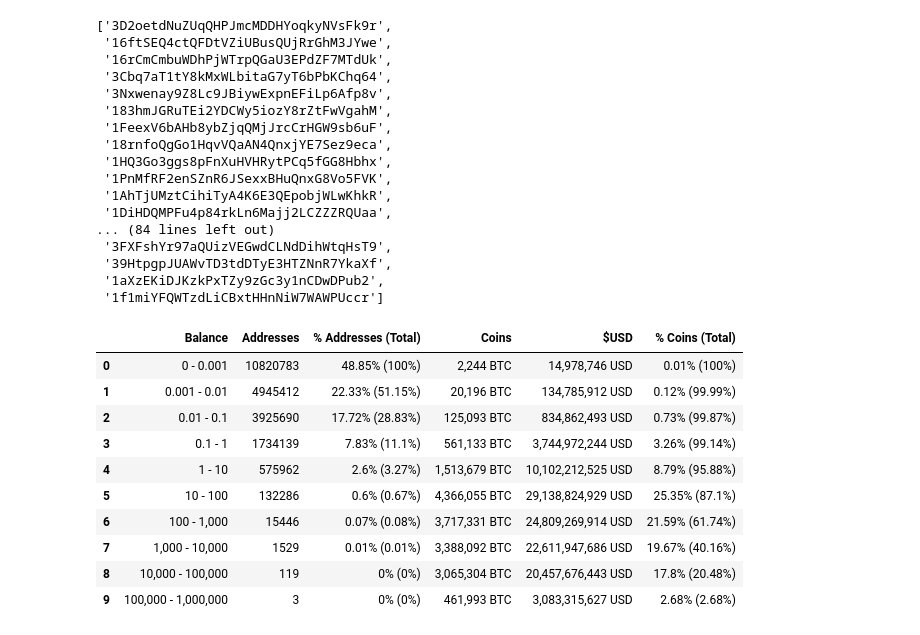
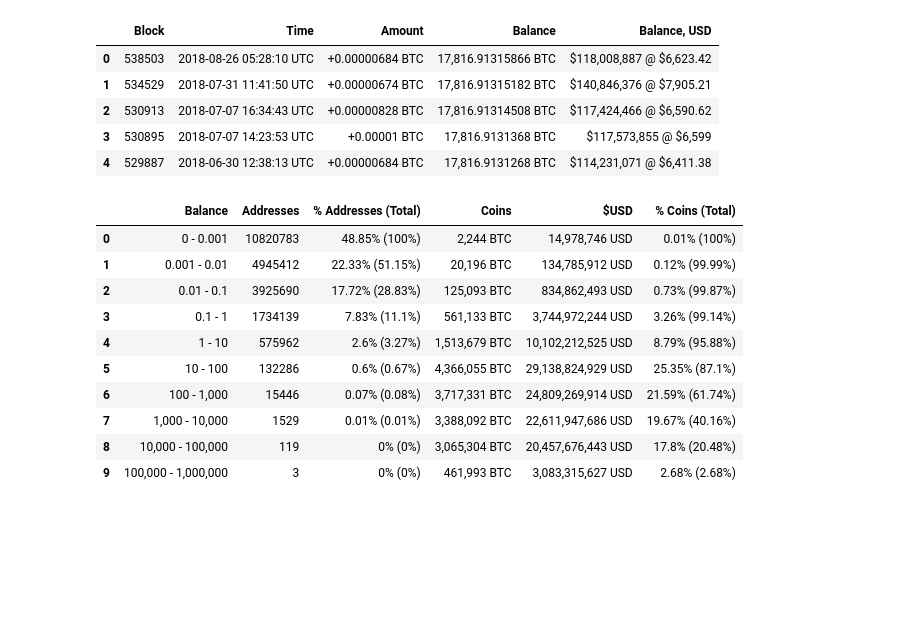
Before and after one commit to gary136/Work_files, a Jupyter notebook: bit_trad_his.ipynb, the cells around one changed output. Cells and saved outputs as stored; diff of their text form; code cells hidden in the pictures; blank space fills up the shorter version.

```diff
--- a/bit_trad_his.ipynb
+++ b/bit_trad_his.ipynb
@@ -4,9 +4,10 @@ import pandas as pd
 import requests
 from bs4 import BeautifulSoup
 # %%
-def  bitc():
-    url = 'https://bitinfocharts.com/bitcoin/address/3D2oetdNuZUqQHPJmcMDDHYoqkyNVsFk9r-full'
+def test_get_table(x):
+    url = 'https://bitinfocharts.com/bitcoin/address/{}-full'.format(x)
     headers = {'User-Agent': 'Mozilla/5.0 (Macintosh; Intel Mac OS X 10_10_1) AppleWebKit/537.36 (KHTML, like Gecko) Chrome/39.0.2171.95 Safari/537.36'}
     res = requests.get(url, headers)
     df = pd.read_html(res.text)[2]
+    df = df[df['Balance, USD'].isnull() != True]
     return df
@@ -18,3 +14,12 @@ table_list = pd.read_html(res.text)
+# %%
+test_get_table('1Cr7EjvS8C7gfarREHCvFhd9gT3r46pfLb').head()
+# %% [output]
+|  | Block | Time | Amount | Balance | Balance, USD |
+| 0 | 538503 | 2018-08-26 05:28:10 UTC | +0.00000684 BTC | 17,816.91315866 BTC | $118,008,887 @ $6,623.42 |
+| 1 | 534529 | 2018-07-31 11:41:50 UTC | +0.00000674 BTC | 17,816.91315182 BTC | $140,846,376 @ $7,905.21 |
+| 2 | 530913 | 2018-07-07 16:34:43 UTC | +0.00000828 BTC | 17,816.91314508 BTC | $117,424,466 @ $6,590.62 |
+| 3 | 530895 | 2018-07-07 14:23:53 UTC | +0.00001 BTC | 17,816.9131368 BTC | $117,573,855 @ $6,599 |
+| 4 | 529887 | 2018-06-30 12:38:13 UTC | +0.00000684 BTC | 17,816.9131268 BTC | $114,231,071 @ $6,411.38 |
 # %%
 class address_scrapper(object):
     def __init__(self):
@@ -39,26 +44,6 @@ class address_scrapper(object):
         return rich_address
 # %%
 a = address_scrapper()
-# %%
-a.get_list()
-# %% [output]
-['3D2oetdNuZUqQHPJmcMDDHYoqkyNVsFk9r',
- '16ftSEQ4ctQFDtVZiUBusQUjRrGhM3JYwe',
- '16rCmCmbuWDhPjWTrpQGaU3EPdZF7MTdUk',
- '3Cbq7aT1tY8kMxWLbitaG7yT6bPbKChq64',
- '3Nxwenay9Z8Lc9JBiywExpnEFiLp6Afp8v',
- '183hmJGRuTEi2YDCWy5iozY8rZtFwVgahM',
- '1FeexV6bAHb8ybZjqQMjJrcCrHGW9sb6uF',
- '18rnfoQgGo1HqvVQaAN4QnxjYE7Sez9eca',
- '1HQ3Go3ggs8pFnXuHVHRytPCq5fGG8Hbhx',
- '1PnMfRF2enSZnR6JSexxBHuQnxG8Vo5FVK',
- '1AhTjUMztCihiTyA4K6E3QEpobjWLwKhkR',
- '1DiHDQMPFu4p84rkLn6Majj2LCZZZRQUaa',
-... (84 lines left out)
- '3FXFshYr97aQUizVEGwdCLNdDihWtqHsT9',
- '39HtpgpJUAWvTD3tdDTyE3HTZNnR7YkaXf',
- '1aXzEKiDJKzkPxTZy9zGc3y1nCDwDPub2',
- '1f1miYFQWTzdLiCBxtHHnNiW7WAWPUccr']
 # %%
 table_list[0]
 # %% [output]
```
Also changed, not shown: parts of 12 cells of this notebook, 13 other files.
